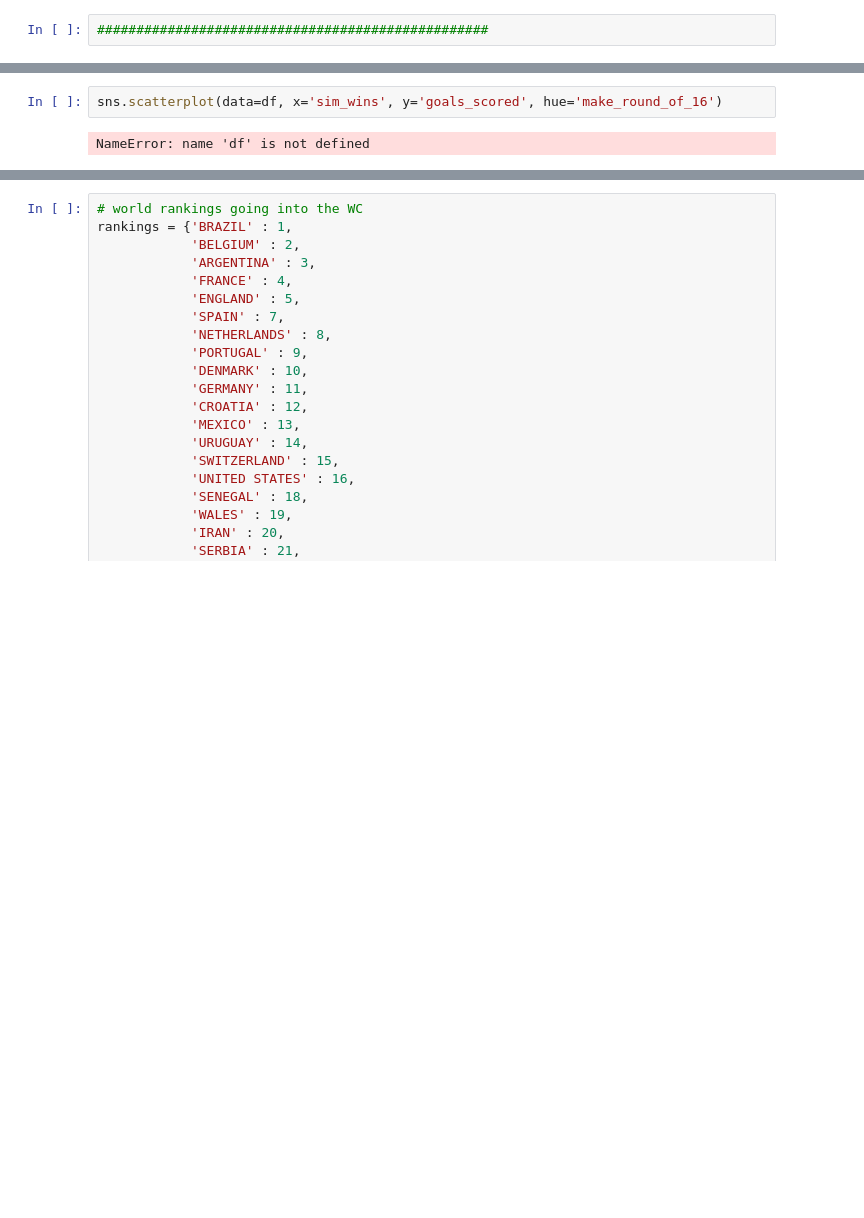
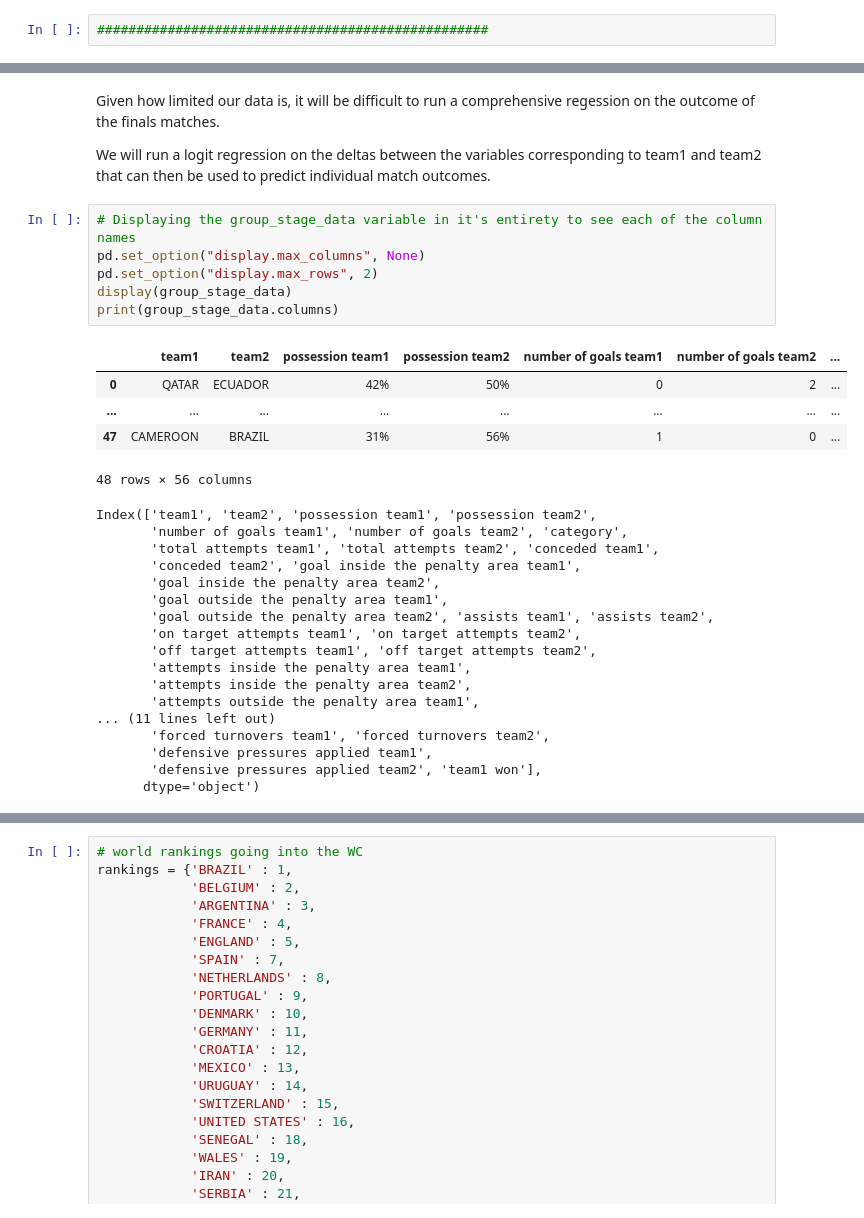
Before and after one commit to vrhughes/DS3001Group, a Jupyter notebook: Results/VH_Data_kaggle1_V2.ipynb, the cells around one changed output, grey strips where cells are left out. Cells and saved outputs as stored; diff of their text form; blank space fills up the shorter version.

```diff
--- a/Results/VH_Data_kaggle1_V2.ipynb
+++ b/Results/VH_Data_kaggle1_V2.ipynb
@@ -143,4 +133,33 @@ group_stage_data.head()
-# %%
-sns.scatterplot(data=df, x='sim_wins', y='goals_scored', hue='make_round_of_16')
-# %% [output]
-NameError: name 'df' is not defined
+# %% [markdown]
+Given how limited our data is, it will be difficult to run a comprehensive regession on the outcome of the finals matches.
+
+We will run a logit regression on the deltas between the variables corresponding to team1 and team2 that can then be used to predict individual match outcomes.
+# %%
+# Displaying the group_stage_data variable in it's entirety to see each of the column names
+pd.set_option("display.max_columns", None)
+pd.set_option("display.max_rows", 2)
+display(group_stage_data)
+print(group_stage_data.columns)
+# %% [output]
+|  | team1 | team2 | possession team1 | possession team2 | number of goals team1 | number of goals team2 | ... |
+| 0 | QATAR | ECUADOR | 42% | 50% | 0 | 2 | ... |
+| ... | ... | ... | ... | ... | ... | ... | ... |
+| 47 | CAMEROON | BRAZIL | 31% | 56% | 1 | 0 | ... |
+48 rows × 56 columns
+Index(['team1', 'team2', 'possession team1', 'possession team2',
+       'number of goals team1', 'number of goals team2', 'category',
+       'total attempts team1', 'total attempts team2', 'conceded team1',
+       'conceded team2', 'goal inside the penalty area team1',
+       'goal inside the penalty area team2',
+       'goal outside the penalty area team1',
+       'goal outside the penalty area team2', 'assists team1', 'assists team2',
+       'on target attempts team1', 'on target attempts team2',
+       'off target attempts team1', 'off target attempts team2',
+       'attempts inside the penalty area team1',
+       'attempts inside the penalty area team2',
+       'attempts outside the penalty area team1',
+... (11 lines left out)
+       'forced turnovers team1', 'forced turnovers team2',
+       'defensive pressures applied team1',
+       'defensive pressures applied team2', 'team1 won'],
+      dtype='object')
```
Also changed, not shown: parts of 4 cells of this notebook.
